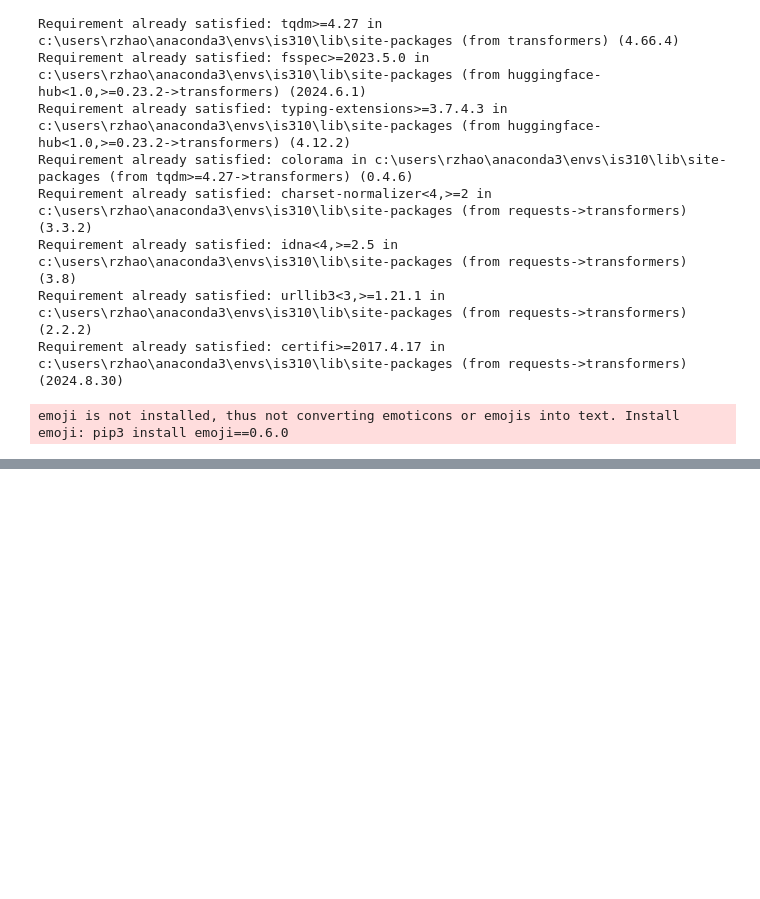
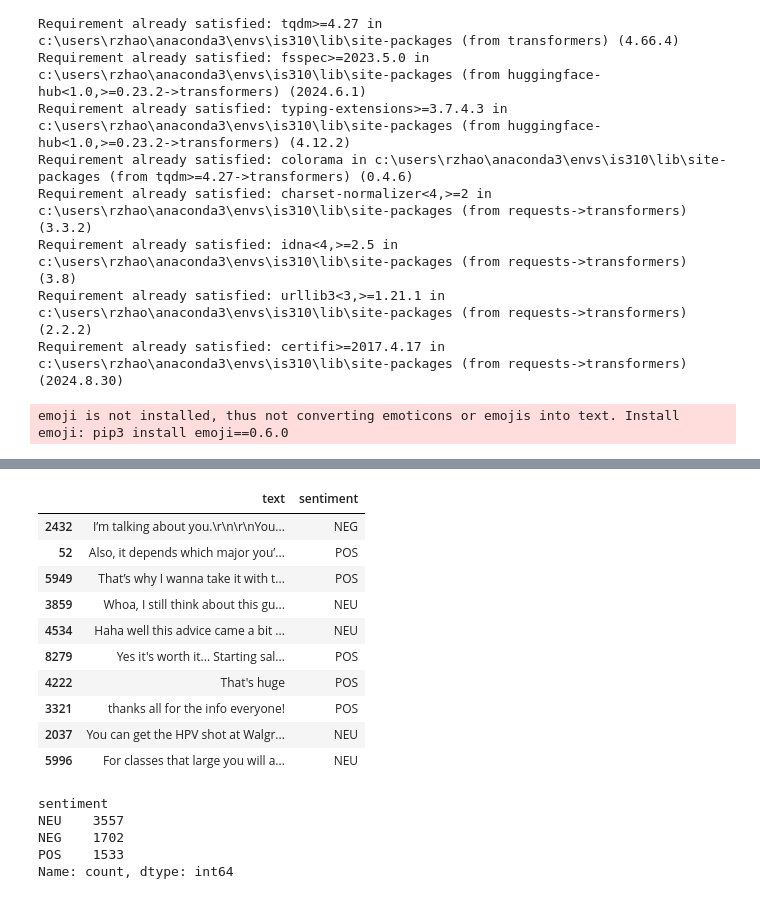
Before and after one commit to rzhao1120/project3-embeddings, a Jupyter notebook: project-3.ipynb, the cells around one changed output, grey strips where cells are left out. Cells and saved outputs as stored; diff of their text form; code cells hidden in the pictures; blank space fills up the shorter version.

```diff
--- a/project-3.ipynb
+++ b/project-3.ipynb
@@ -436,0 +422,8 @@ TypeError: 'list' object is not callable
+# %%
+def classify(text):
+    try:
+        return pipe(text)[0]['label']
+    except Exception as e:
+        return None
+
+data['sentiment'] = data['text'].apply(classify)
@@ -436,0 +437,25 @@ TypeError: 'list' object is not callable
+# %%
+pd.set_option('display.max_colwidth', None)
+data[['text','sentiment']].sample(10)
+#I agree with most of the sentiment labels. I did notice it didn't pick up on heart emoji
+# %% [output]
+|  | text | sentiment |
+| 2432 | I’m talking about you.\r\n\r\nYou... | NEG |
+| 52 | Also, it depends which major you’... | POS |
+| 5949 | That’s why I wanna take it with t... | POS |
+| 3859 | Whoa, I still think about this gu... | NEU |
+| 4534 | Haha well this advice came a bit ... | NEU |
+| 8279 | Yes it's worth it... Starting sal... | POS |
+| 4222 | That's huge | POS |
+| 3321 | thanks all for the info everyone! | POS |
+| 2037 | You can get the HPV shot at Walgr... | NEU |
+| 5996 | For classes that large you will a... | NEU |
+# %%
+data['sentiment'].value_counts()
+#neutral is most common sentiment
+# %% [output]
+sentiment
+NEU    3557
+NEG    1702
+POS    1533
+Name: count, dtype: int64
```
Also changed, not shown: parts of 14 cells of this notebook.
